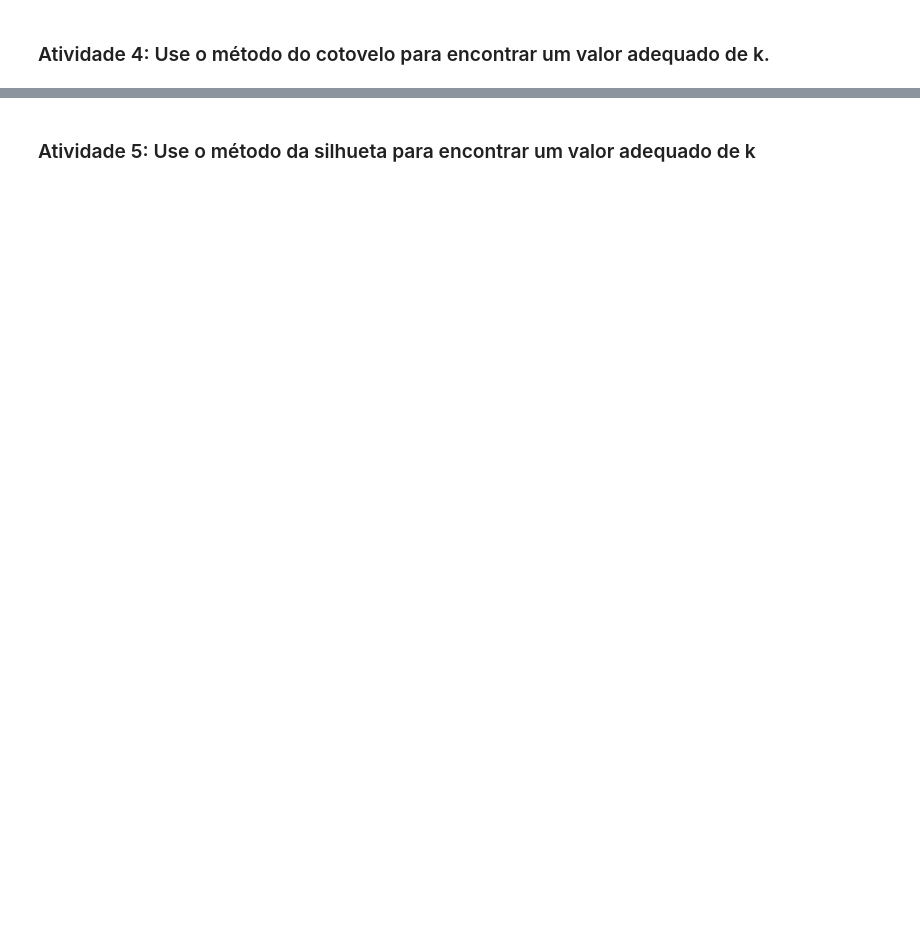
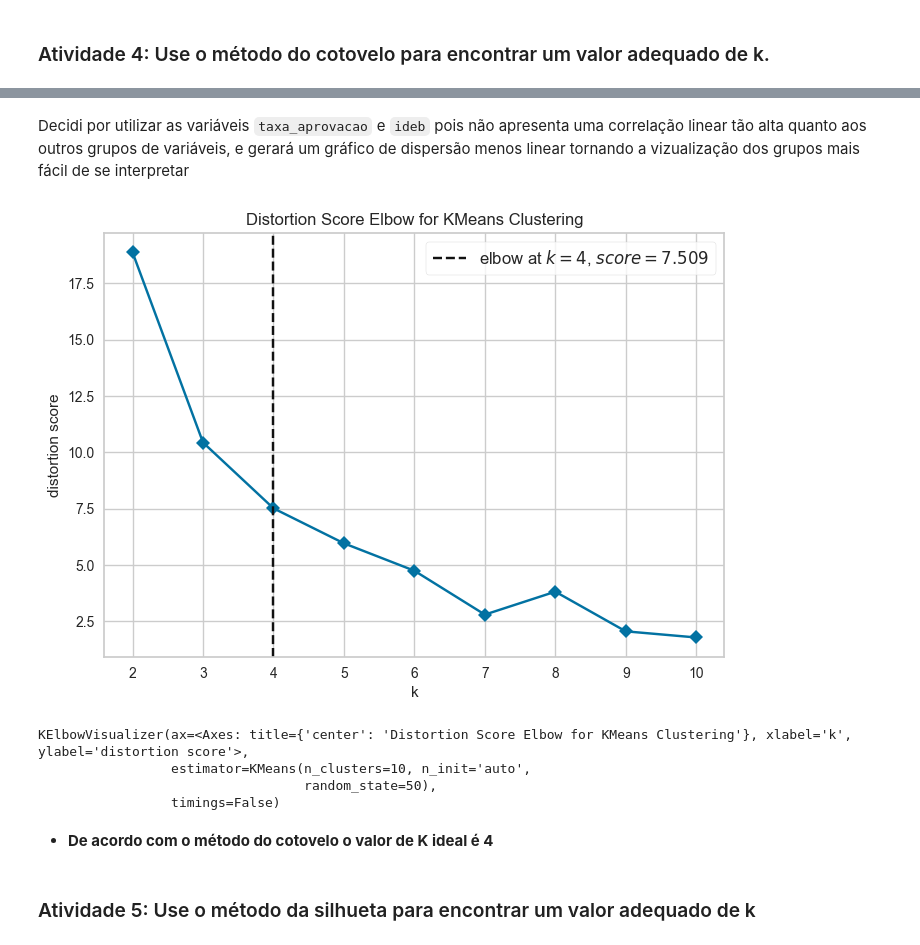
Before and after one commit to AurelioGuilherme/Sirius, a Jupyter notebook: 2 - Estatistica descritiva II/S1D4/Notebook/Semana3_Exercício.ipynb, the cells around one changed output, grey strips where cells are left out. Cells and saved outputs as stored; diff of their text form; code cells hidden in the pictures; blank space fills up the shorter version.

Commit message:
cluster_resolução

```diff
--- a/2 - Estatistica descritiva II/S1D4/Notebook/Semana3_Exercício.ipynb
+++ b/2 - Estatistica descritiva II/S1D4/Notebook/Semana3_Exercício.ipynb
@@ -10,0 +64,7 @@
+# %%
+# Slice and group data
+df_2019 = df.query('ano == 2019')\
+            .groupby('sigla_uf').mean()\
+            .reset_index()
+
+df_2019.head()
@@ -14,0 +80,6 @@
+# %%
+scaler = StandardScaler()
+# %%
+# create transformed dataframe
+df_2019_scaled = scaler.fit_transform(df_2019.iloc[:,2:])
+df_2019_scaled.head()
@@ -19,2 +104,18 @@
+# %% [markdown]
+Decidi por utilizar as variáveis `taxa_aprovacao` e `ideb` pois não apresenta uma correlação linear tão alta quanto aos outros grupos de variáveis, e gerará um gráfico de dispersão menos linear tornando a vizualização dos grupos mais fácil de se interpretar
+# %%
+# Select data to training model
+X = df_2019_scaled[['taxa_aprovacao','ideb']].copy()
+# %%
+# kelbow_visualizer plot
+kelbow_visualizer(KMeans(n_init = "auto", random_state = 50), X, k=10, timings=False)
+# %% [output]
+[figure, added]
+KElbowVisualizer(ax=<Axes: title={'center': 'Distortion Score Elbow for KMeans Clustering'}, xlabel='k', ylabel='distortion score'>,
+                 estimator=KMeans(n_clusters=10, n_init='auto',
+                                  random_state=50),
+                 timings=False)
+# %% [markdown]
+* **De acordo com o método do cotovelo o valor de K ideal é 4**
 # %% [markdown]
 ### Atividade 5: Use o método da silhueta para encontrar um valor adequado de k
```
Also changed, not shown: parts of 40 cells of this notebook.
